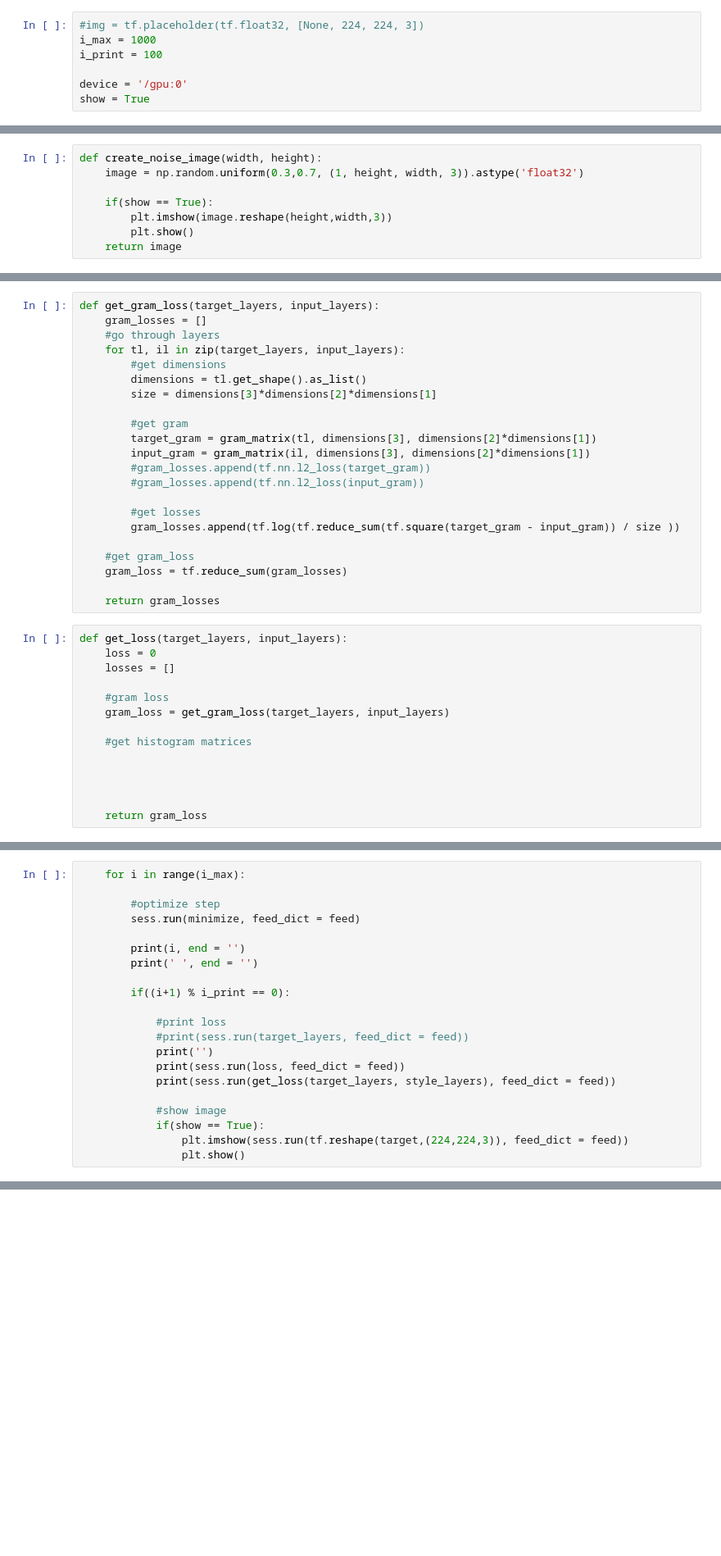
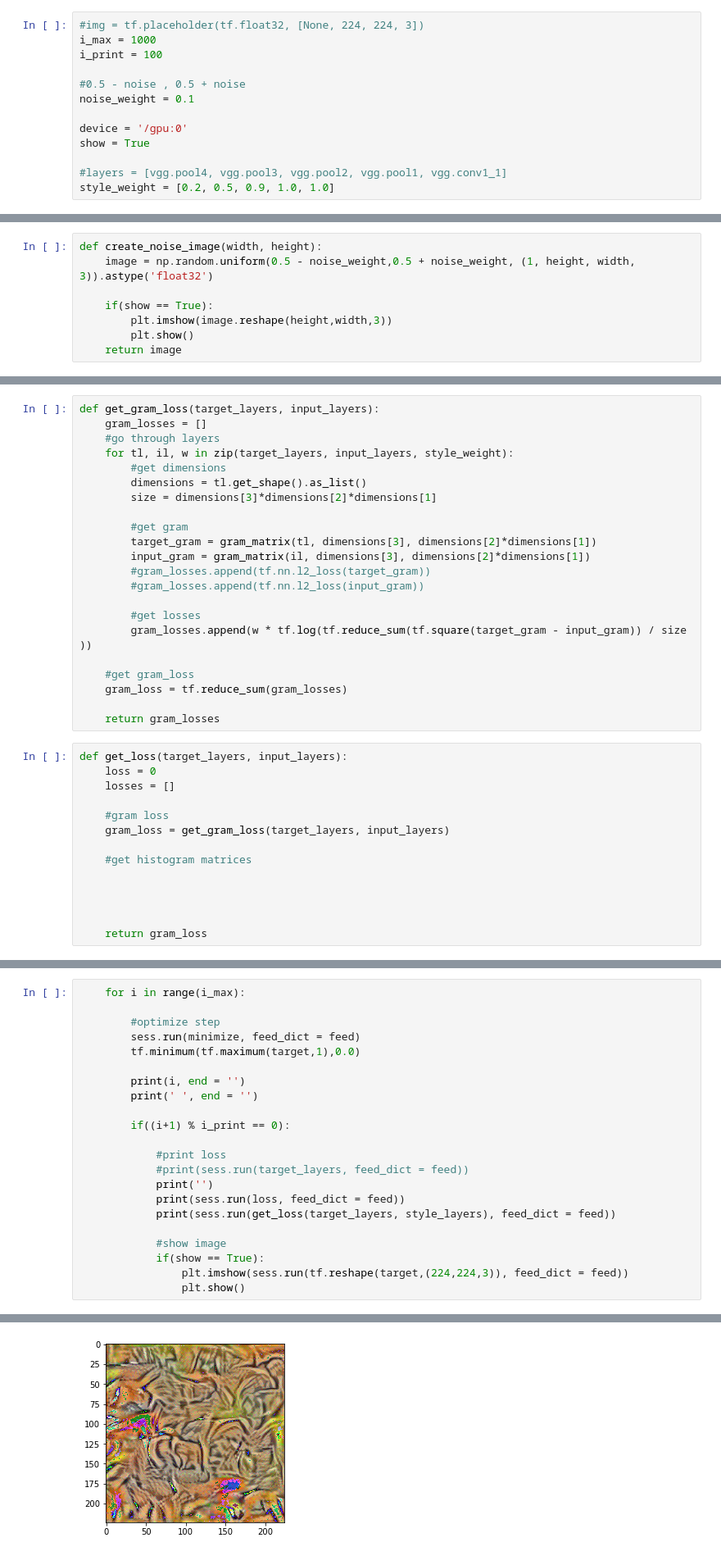
Before and after one commit to lvandam/doodle_texture_synthesis, a Jupyter notebook: ramon.ipynb, the cells around one changed output, grey strips where cells are left out. Shown at 82% size. Saved outputs shown, nothing was run; the diff lists cells and outputs as text; blank space fills up the shorter version.

Commit message:
layer weights added

```diff
--- a/ramon.ipynb
+++ b/ramon.ipynb
@@ -9,8 +9,14 @@ import utils
 i_max = 1000
 i_print = 100
 
+#0.5 - noise , 0.5 + noise
+noise_weight = 0.1
+
 device = '/gpu:0'
 show = True
+
+#layers = [vgg.pool4, vgg.pool3, vgg.pool2, vgg.pool1, vgg.conv1_1]
+style_weight = [0.2, 0.5, 0.9, 1.0, 1.0]
 # %%
 def gram_matrix(F, N, M):
     Ft = tf.reshape(F, (M, N))
@@ -23,7 +29,7 @@ def main_loss_function(x):
     return
 # %%
 def create_noise_image(width, height):
-    image = np.random.uniform(0.3,0.7, (1, height, width, 3)).astype('float32')
+    image = np.random.uniform(0.5 - noise_weight,0.5 + noise_weight, (1, height, width, 3)).astype('float32')
 
     if(show == True):
         plt.imshow(image.reshape(height,width,3))
@@ -57,7 +63,7 @@ def get_layers(image, scope):
 def get_gram_loss(target_layers, input_layers):
     gram_losses = []
     #go through layers
-    for tl, il in zip(target_layers, input_layers):
+    for tl, il, w in zip(target_layers, input_layers, style_weight):
         #get dimensions
         dimensions = tl.get_shape().as_list()
         size = dimensions[3]*dimensions[2]*dimensions[1]
@@ -69,7 +75,7 @@ def get_gram_loss(target_layers, input_layers):
         #gram_losses.append(tf.nn.l2_loss(input_gram))
 
         #get losses
-        gram_losses.append(tf.log(tf.reduce_sum(tf.square(target_gram - input_gram)) / size ))
+        gram_losses.append(w * tf.log(tf.reduce_sum(tf.square(target_gram - input_gram)) / size ))
 
     #get gram_loss
     gram_loss = tf.reduce_sum(gram_losses)
@@ -136,6 +157,7 @@ with tf.device(device):
 
         #optimize step
         sess.run(minimize, feed_dict = feed)
+        tf.minimum(tf.maximum(target,1),0.0)
 
         print(i, end = '')
         print(' ', end = '')
@@ -152,3 +174,4 @@ with tf.device(device):
             if(show == True):
                 plt.imshow(sess.run(tf.reshape(target,(224,224,3)), feed_dict = feed))
                 plt.show()
+# %% [output]
@@ -154,0 +181 @@ with tf.device(device):
+[figure, added]
```
Also changed, not shown: parts of 3 cells of this notebook.
